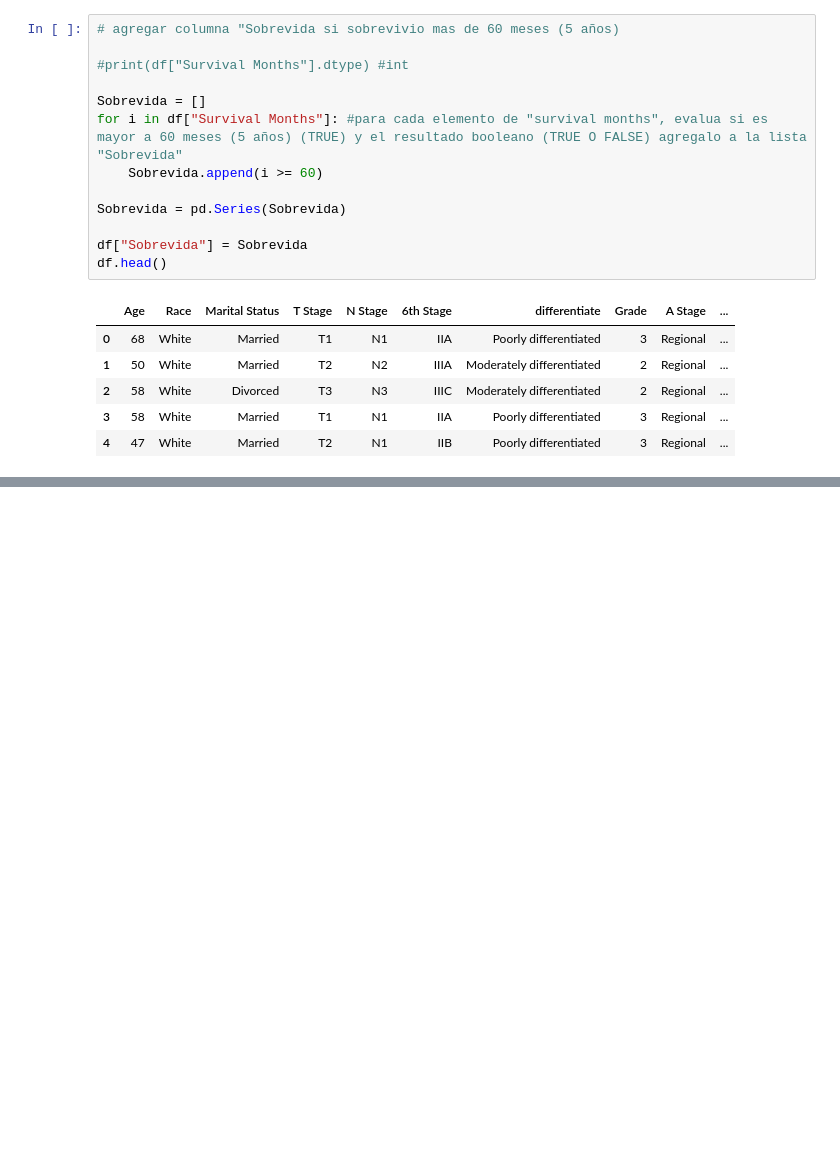
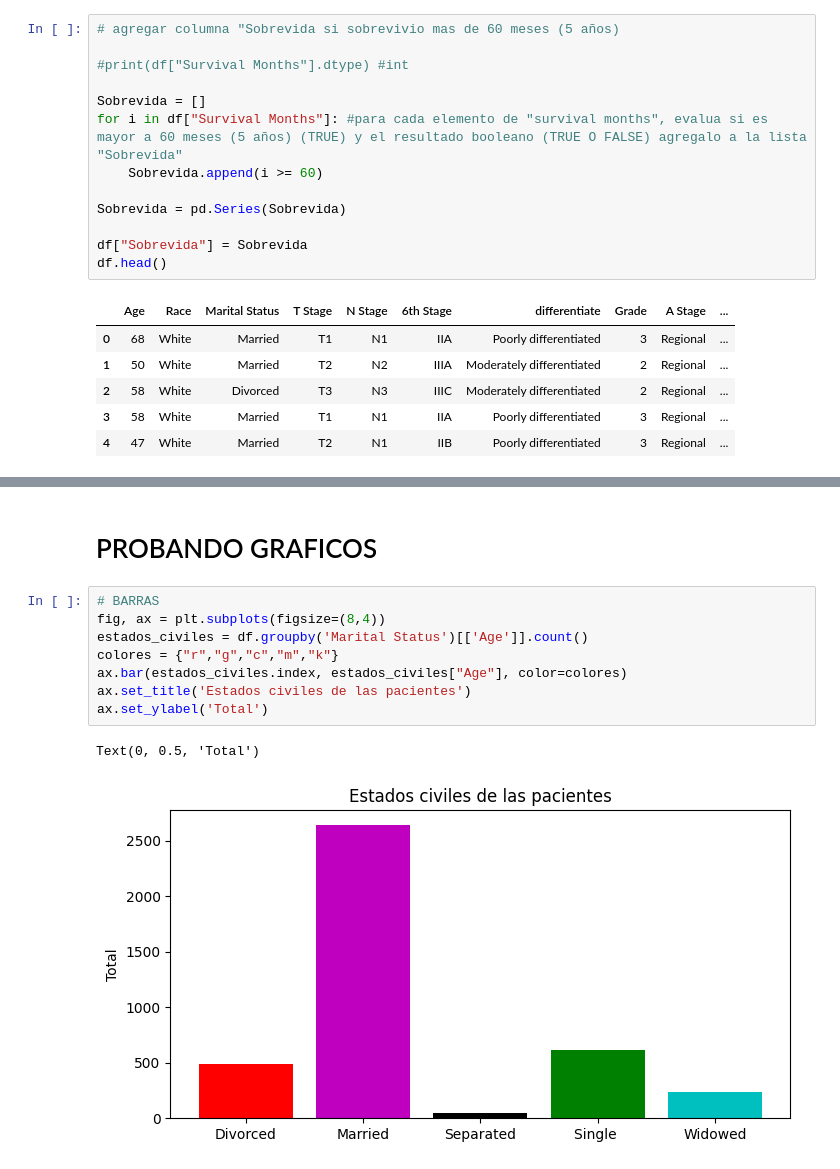
Before and after one commit to LuisaBeccar/Clases-de-CoderHouse-Data-Science, a Jupyter notebook: LuisaBeccarVarela_TP.ipynb, the cells around one changed output, grey strips where cells are left out. Saved outputs shown, nothing was run; the diff lists cells and outputs as text; blank space fills up the shorter version.

Commit message:
con graficos matplotlib 20mayo

```diff
--- a/LuisaBeccarVarela_TP.ipynb
+++ b/LuisaBeccarVarela_TP.ipynb
@@ -145,0 +224,13 @@ print("NO SOBREVIVIENTES", df_NOsv.describe(include=object).T, "\n", "\n", df_NO
+# %% [markdown]
+# PROBANDO GRAFICOS
+# %%
+# BARRAS
+fig, ax = plt.subplots(figsize=(8,4))
+estados_civiles = df.groupby('Marital Status')[['Age']].count()
+colores = {"r","g","c","m","k"}
+ax.bar(estados_civiles.index, estados_civiles["Age"], color=colores)
+ax.set_title('Estados civiles de las pacientes')
+ax.set_ylabel('Total')
+# %% [output]
+Text(0, 0.5, 'Total')
+[figure, added]
```
Also changed, not shown: parts of 12 cells of this notebook.
